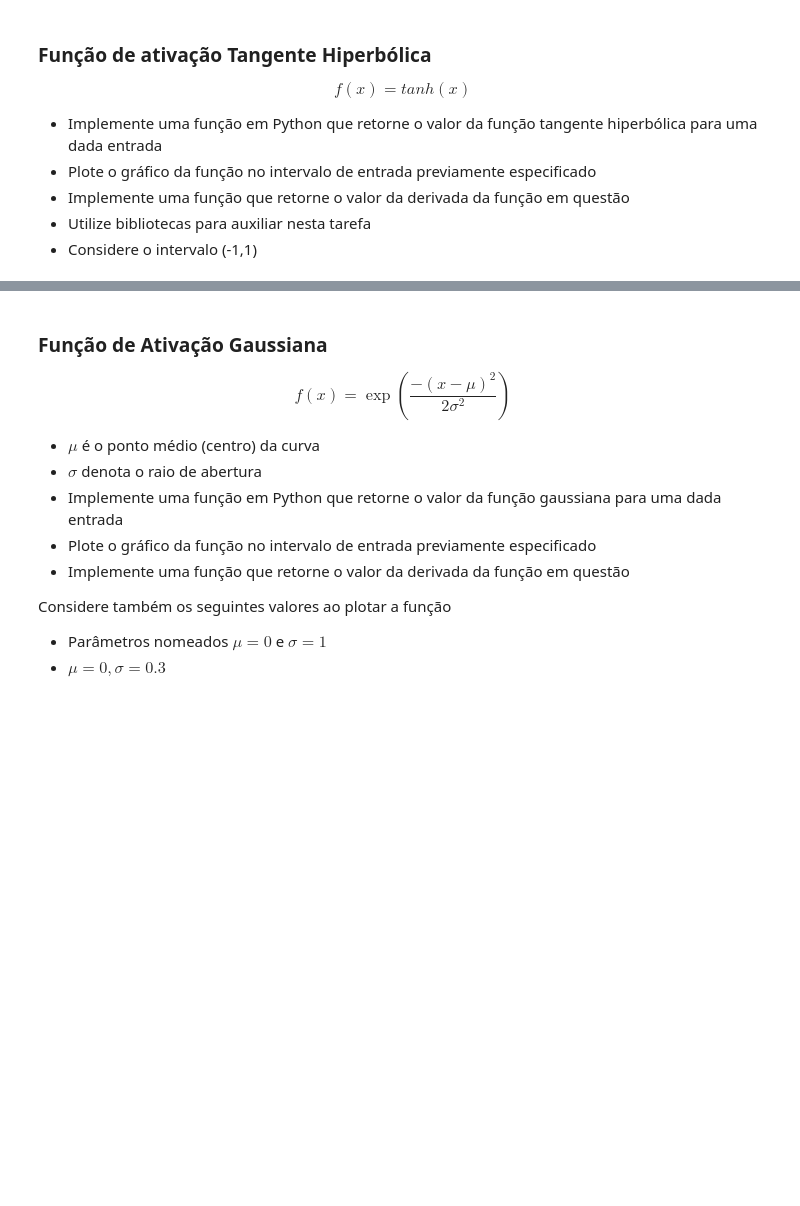
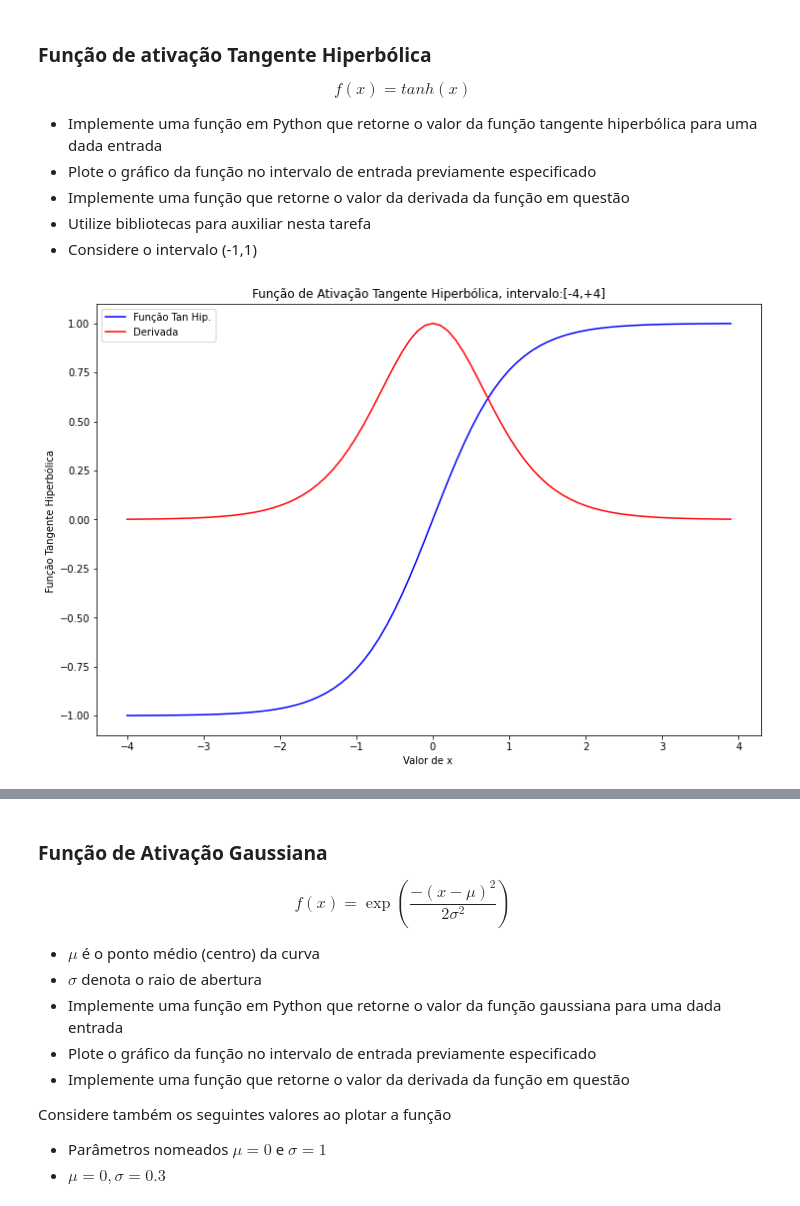
Before and after one commit to WilbertMarins/RNA-PP3.1, a Jupyter notebook: Funções de Ativação.ipynb, the cells around one changed output, grey strips where cells are left out. Cells and saved outputs as stored; diff of their text form; code cells hidden in the pictures; blank space fills up the shorter version.

```diff
--- a/Funções de Ativação.ipynb
+++ b/Funções de Ativação.ipynb
@@ -149,8 +162,24 @@ $$f(x) = tanh(x)$$
 - Utilize bibliotecas para auxiliar nesta tarefa
 - Considere o intervalo (-1,1)
 # %%
-def tanh(x):
-    return np.tanH(x), x
+def tanH(x):
+    return np.tanh(x)
 
 def derivada_tanH(r_tanh):
-    return 1 - np.square(r_tanh)
+    return 1 - np.square(r_tanH)
+# %%
+r_tanh = tanh(amostra)
+r_intervalo = amostra[(amostra>=-1.0) & (amostra<=1)]
+r2_tanh=tanh(r_intervalo)
+# %%
+plt.figure(figsize=(12,8))
+plt.plot(amostra, r_tanh,color="blue", label="Função Tan Hip.")
+plt.plot(amostra, derivada_tanh(r_tanh), color="red", label="Derivada")
+plt.title("Função de Ativação Tangente Hiperbólica, intervalo:[-4,+4]", fontsize=12)
+plt.legend()
+plt.xlabel('Valor de x ')
+plt.ylabel('Função Tangente Hiperbólica ')
+
+plt.show()
+# %% [output]
+[figure, added]
```
Also changed, not shown: parts of 16 cells of this notebook.
